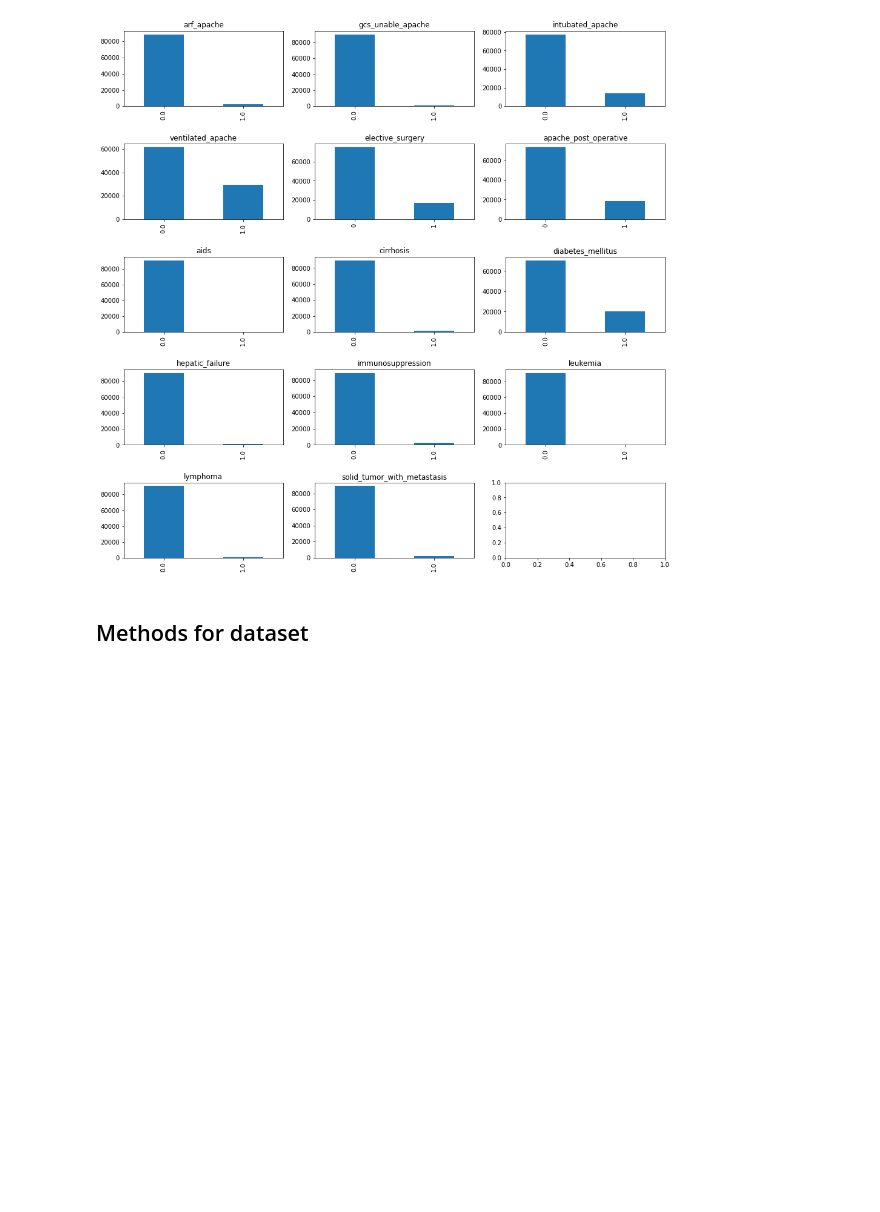
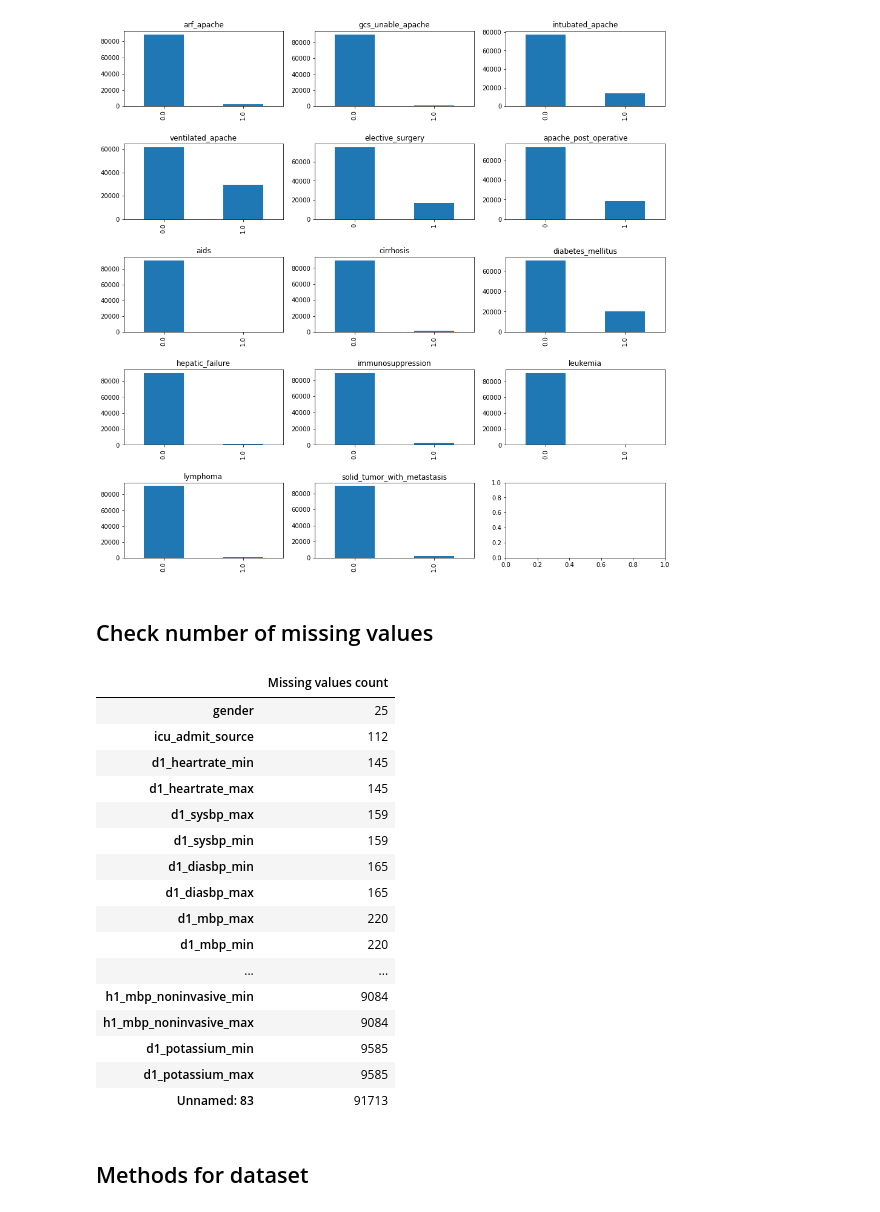
Before and after one commit to EladBil/DS-Squad-Project, a Jupyter notebook: PresentationNotebook.ipynb, the cells around one changed output. Saved outputs shown, nothing was run; the diff lists cells and outputs as text; code cells hidden in the pictures; blank space fills up the shorter version.

```diff
--- a/PresentationNotebook.ipynb
+++ b/PresentationNotebook.ipynb
@@ -166,6 +166,38 @@ for i,variable in enumerate(binary_features):
     vc.plot(kind='bar',ax=axes[r,c],title=variable)
 # %% [output]
 [figure]
+# %% [markdown]
+## Check number of missing values
+# %%
+pd.set_option('display.max_rows', None)
+def NaN_info(df):
+    global null_view
+    try:
+        null_view = df[[col for col in df.columns if df[col].isna().sum() > 0]].isna().sum().sort_values(ascending = True)
+        null_view = pd.DataFrame(null_view, columns=['Missing values count'])
+    except:
+        return null_view
+    return null_view
+
+NaN_info(complete_data)
+# %% [output]
+|  | Missing values count |
+| gender | 25 |
+| icu_admit_source | 112 |
+| d1_heartrate_min | 145 |
+| d1_heartrate_max | 145 |
+| d1_sysbp_max | 159 |
+| d1_sysbp_min | 159 |
+| d1_diasbp_min | 165 |
+| d1_diasbp_max | 165 |
+| d1_mbp_max | 220 |
+| d1_mbp_min | 220 |
+| ... | ... |
+| h1_mbp_noninvasive_min | 9084 |
+| h1_mbp_noninvasive_max | 9084 |
+| d1_potassium_min | 9585 |
+| d1_potassium_max | 9585 |
+| Unnamed: 83 | 91713 |
 # %% [markdown]
 ## Methods for dataset
 # %%
```
Also changed, not shown: parts of 7 cells of this notebook.
